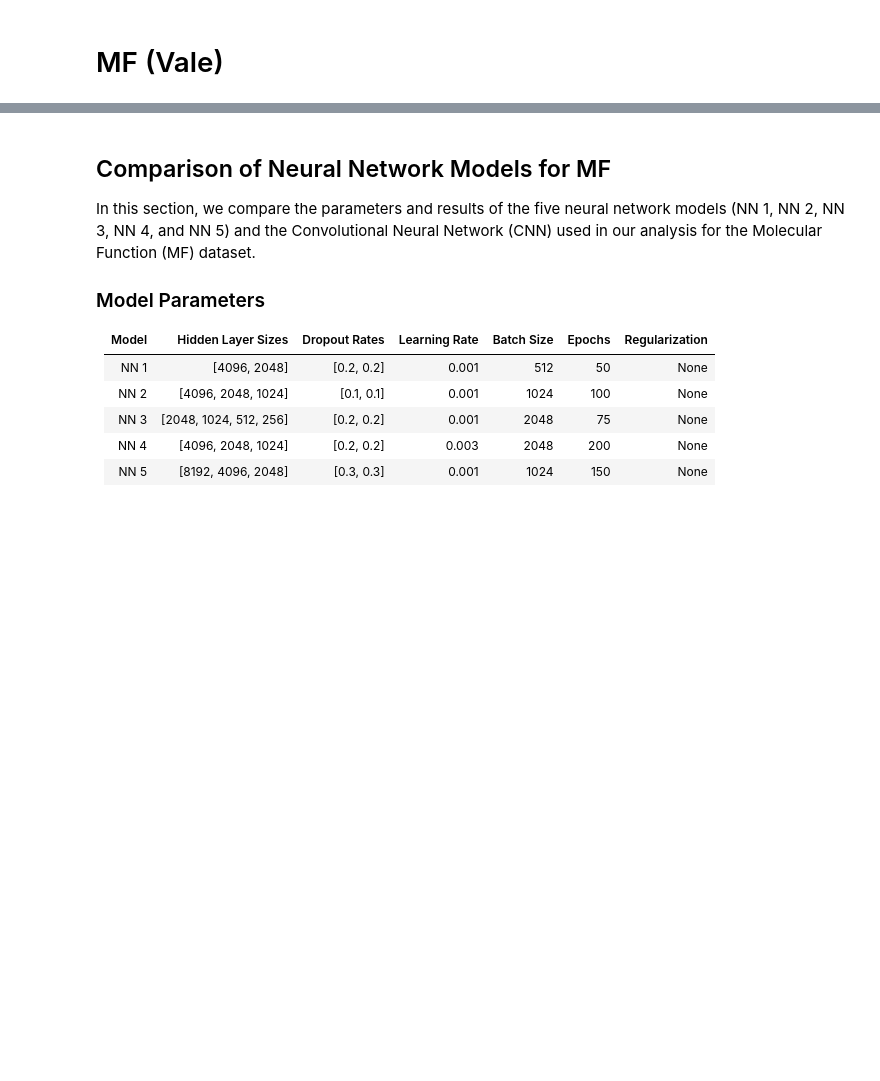
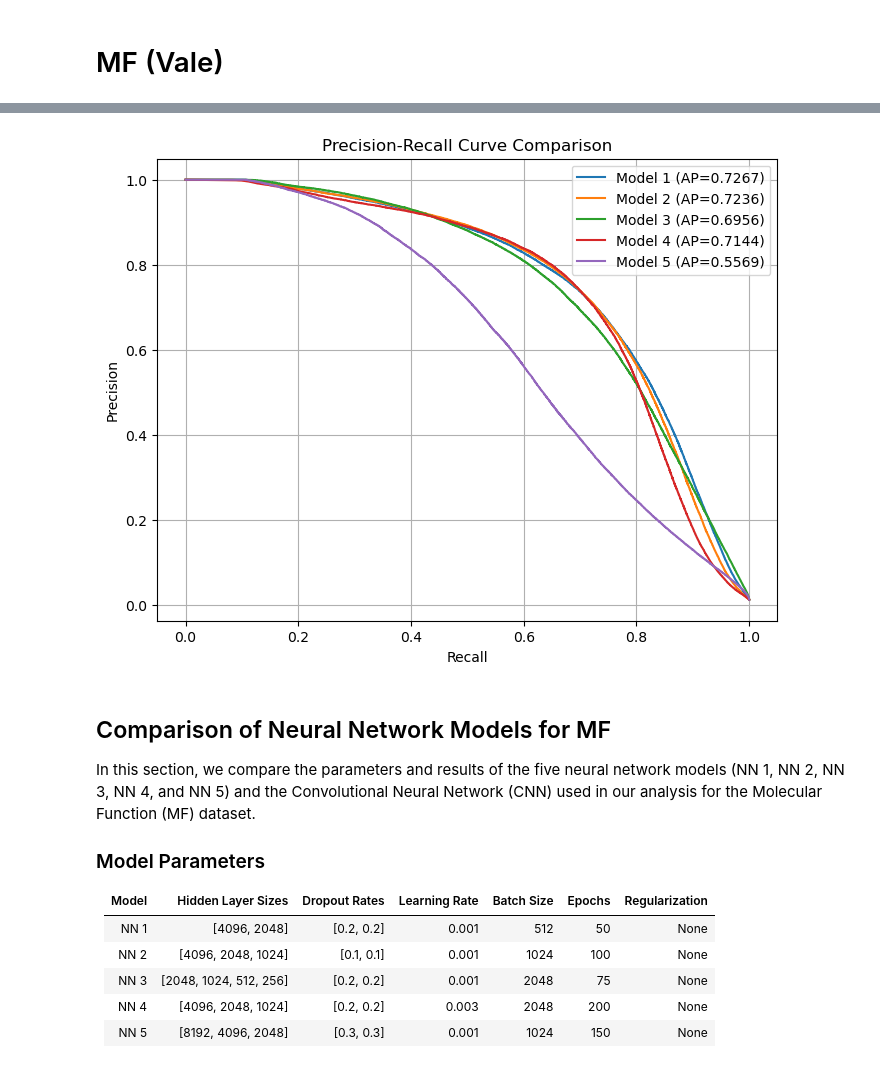
Before and after one commit to mattiazza/protein_function_prediction, a Jupyter notebook: bd_project/datasets_creation_CC+MF.ipynb, the cells around one changed output, grey strips where cells are left out. Cells and saved outputs as stored; diff of their text form; code cells hidden in the pictures; blank space fills up the shorter version.

```diff
--- a/bd_project/datasets_creation_CC+MF.ipynb
+++ b/bd_project/datasets_creation_CC+MF.ipynb
@@ -2001,3 +2129,43 @@ weighted avg       0.18      0.23      0.20     10412
+# %%
+import torch
+import numpy as np
+import matplotlib.pyplot as plt
+from sklearn.metrics import precision_recall_curve, average_precision_score
+
+def plot_precision_recall_curves(models, X_test_tensor, y_test, device):
+    plt.figure(figsize=(8, 6))
+
+    for model_name, model in models.items():
+        with torch.no_grad():
+            y_pred = model(X_test_tensor.to(device))
+            y_pred_prob = y_pred.cpu().numpy()
+
+        # Compute micro-average precision-recall curve
+        precision, recall, _ = precision_recall_curve(y_test.ravel(), y_pred_prob.ravel())
+        avg_precision = average_precision_score(y_test, y_pred_prob, average="weighted")
+
+        plt.plot(recall, precision, label=f'{model_name} (AP={avg_precision:.4f})')
+
+    plt.xlabel("Recall")
+    plt.ylabel("Precision")
+    plt.title("Precision-Recall Curve Comparison")
+    plt.legend(loc="best")
+    plt.grid()
+    plt.show()
+
+# Dictionary containing models
+models = {
+    "Model 1": model1_mf,
+    "Model 2": model2_mf,
+    "Model 3": model3_mf,
+    "Model 4": model4_mf,
+    "Model 5": model5_mf,
+}
+
+# Call the function to plot
+plot_precision_recall_curves(models, X_test_tensor, y_test, device)
+# %% [output]
+[figure, added]
 # %% [markdown]
 ## Comparison of Neural Network Models for MF
 
```
Also changed, not shown: parts of 19 cells of this notebook.
